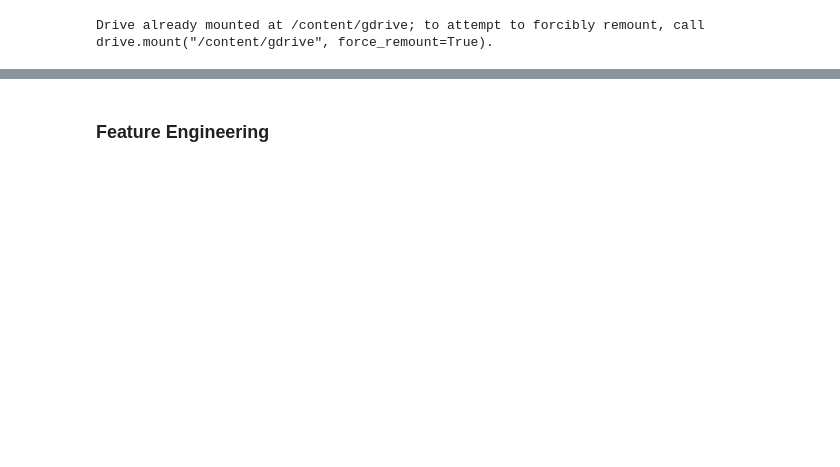
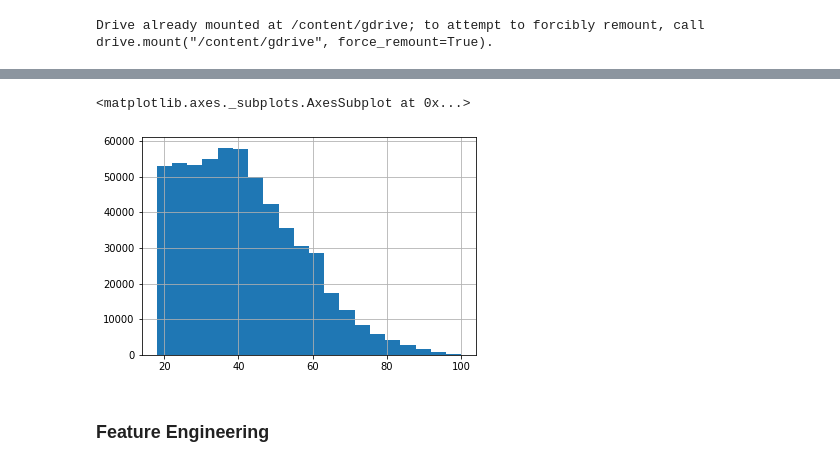
Before and after one commit to wander-asb/Estudos_ML, a Jupyter notebook: COVID_AM_TRATAMENTO_DE_DADOS.ipynb, the cells around one changed output, grey strips where cells are left out. Cells and saved outputs as stored; diff of their text form; code cells hidden in the pictures; blank space fills up the shorter version.

```diff
--- a/COVID_AM_TRATAMENTO_DE_DADOS.ipynb
+++ b/COVID_AM_TRATAMENTO_DE_DADOS.ipynb
@@ -41,2 +41,7 @@ See the caveats in the documentation: https://pandas.pydata.org/pandas-docs/stab
+# %%
+df_am['_idade'].hist(bins=20)
+# %% [output]
+<matplotlib.axes._subplots.AxesSubplot at 0x...>
+[figure, added]
 # %% [markdown]
 ### Feature Engineering
```
Also changed, not shown: parts of 17 cells of this notebook.
